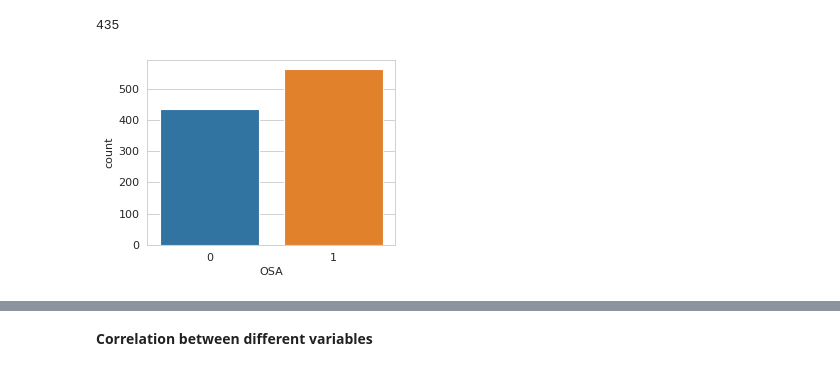
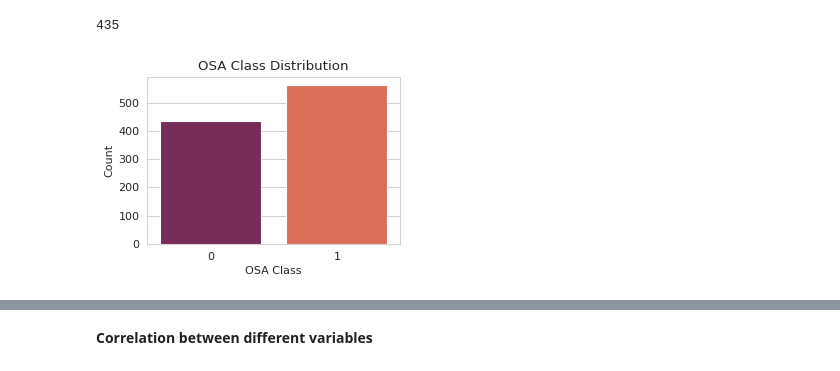
Before and after one commit to asheta66/CNN, a Jupyter notebook: OSA_Using_DL.ipynb, the cells around one changed output, grey strips where cells are left out. Cells and saved outputs as stored; diff of their text form; code cells hidden in the pictures.

```diff
--- a/OSA_Using_DL.ipynb
+++ b/OSA_Using_DL.ipynb
@@ -81,12 +55,25 @@ zeros_count = (df['OSA'] == 0).sum()
 print(zeros_count)
 # %% [output]
 435
-# %%
-# Create a figure with size 8x6 inches, 80 dots per inch resolution
-fig = plt.figure(figsize=(4,3), dpi=80)
-# Calculate the number of classes in the class
-sns.countplot(data=df, x='OSA')
-plt.savefig('classes.png')
-# %% [output]
-[figure, removed]
+# %%
+import matplotlib.pyplot as plt
+import seaborn as sns
+
+# Disable LaTeX rendering if enabled
+plt.rcParams['text.usetex'] = False
+
+fig = plt.figure(figsize=(4, 3), dpi=80)
+
+# Use 'rocket' color palette for the bars
+sns.countplot(data=df, x='OSA', hue='OSA', palette='rocket', legend=False)
+
+plt.xlabel('OSA Class')
+plt.ylabel('Count')
+plt.title('OSA Class Distribution')
+
+plt.tight_layout()
+plt.savefig('classes.png', dpi=100)
+plt.show()
+# %% [output]
+[figure, added]
 # %%
```
Also changed, not shown: parts of 48 cells of this notebook.
